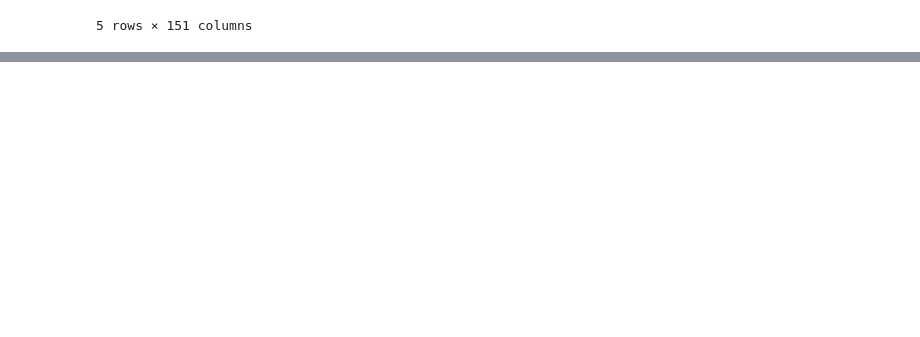
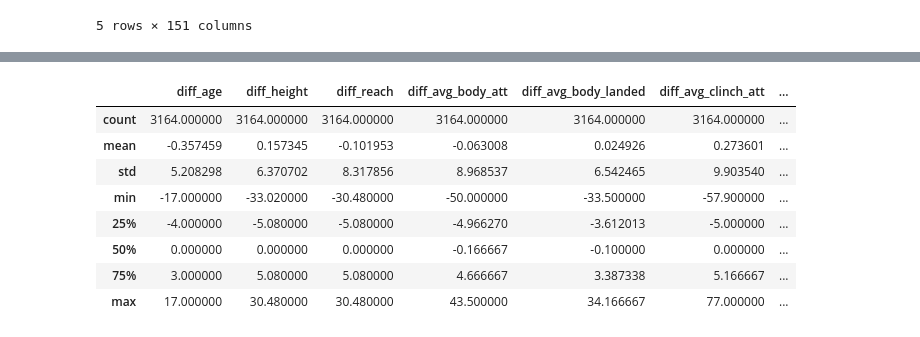
Before and after one commit to garygku/Capstone2, a Jupyter notebook: capstone2/cap2.ipynb, the cells around one changed output, grey strips where cells are left out. Cells and saved outputs as stored; diff of their text form; code cells hidden in the pictures; blank space fills up the shorter version.

```diff
--- a/capstone2/cap2.ipynb
+++ b/capstone2/cap2.ipynb
@@ -99,0 +131,28 @@ memory usage: 3.6+ MB
+# %%
+#i might take the difference of actions performed and perform analysis on the differences, might also calculate accuracy of actions
+fddiffs = pd.DataFrame()
+fddiffs[['winner', 'diff_age', 'diff_height', 'diff_reach']] = fd[['winner', 'b_older_than', 'b_height_adv', 'b_reach_adv']]
+
+
+#24 diff actions
+
+start = fd.columns.get_loc('b_avg_body_att')
+end = fd.columns.get_loc('b_avg_total_str_landed') + 1
+posdiff = fd.columns.get_loc('r_avg_body_att') - fd.columns.get_loc('b_avg_body_att')
+posdiff
+
+for i in range(start, end):
+    fddiffs[fd.columns[i].replace('b_', 'diff_', 1)] = fd[fd.columns[i]] - fd[fd.columns[i + posdiff]]
+
+fddiffs.head()
+fddiffs.describe()
+# %% [output]
+|  | diff_age | diff_height | diff_reach | diff_avg_body_att | diff_avg_body_landed | diff_avg_clinch_att | ... |
+| count | 3164.000000 | 3164.000000 | 3164.000000 | 3164.000000 | 3164.000000 | 3164.000000 | ... |
+| mean | -0.357459 | 0.157345 | -0.101953 | -0.063008 | 0.024926 | 0.273601 | ... |
+| std | 5.208298 | 6.370702 | 8.317856 | 8.968537 | 6.542465 | 9.903540 | ... |
+| min | -17.000000 | -33.020000 | -30.480000 | -50.000000 | -33.500000 | -57.900000 | ... |
+| 25% | -4.000000 | -5.080000 | -5.080000 | -4.966270 | -3.612013 | -5.000000 | ... |
+| 50% | 0.000000 | 0.000000 | 0.000000 | -0.166667 | -0.100000 | 0.000000 | ... |
+| 75% | 3.000000 | 5.080000 | 5.080000 | 4.666667 | 3.387338 | 5.166667 | ... |
+| max | 17.000000 | 30.480000 | 30.480000 | 43.500000 | 34.166667 | 77.000000 | ... |
```
Also changed, not shown: parts of 14 cells of this notebook.
